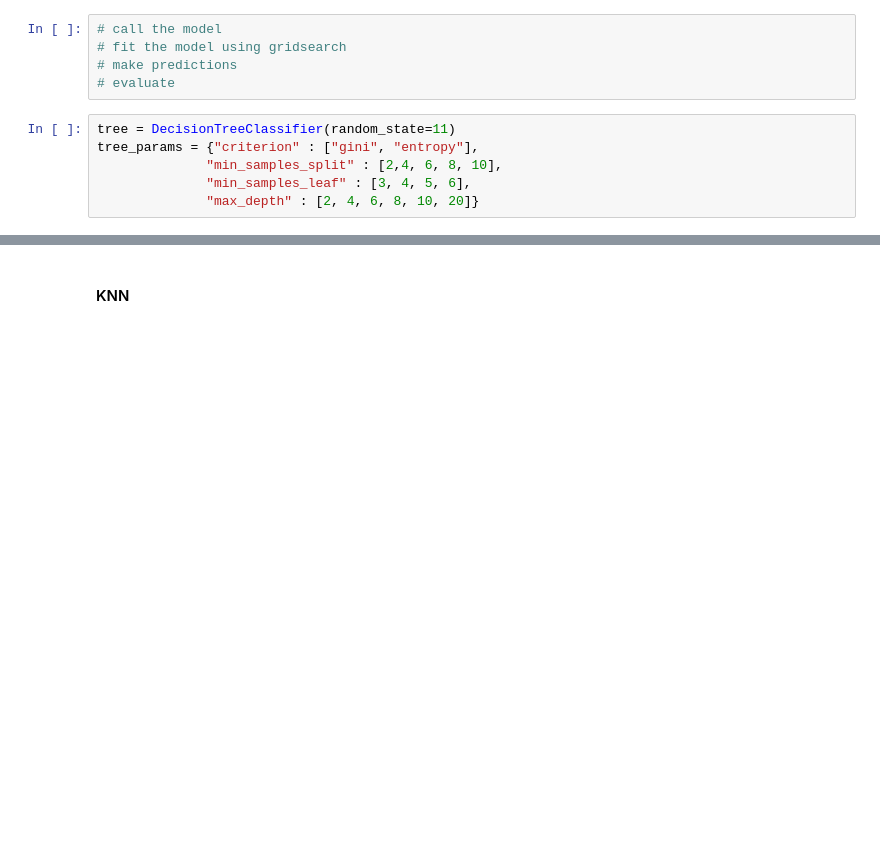
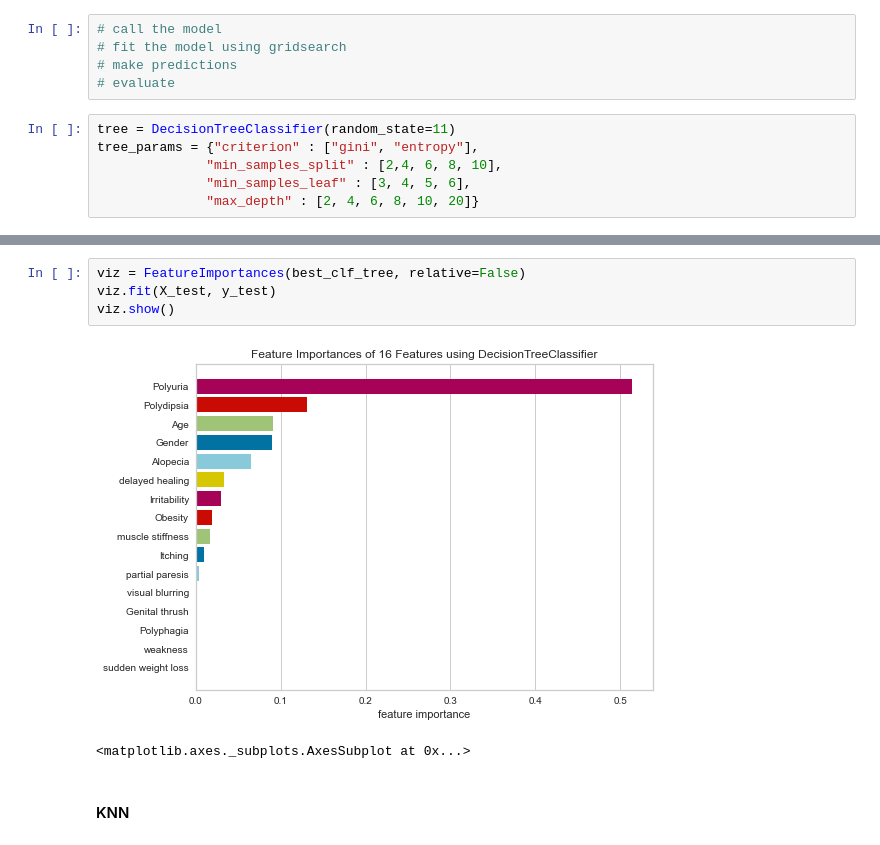
Before and after one commit to WickedoneC/Pandas_Projects, a Jupyter notebook: Diabetes/Modeling.ipynb, the cells around one changed output, grey strips where cells are left out. Drawn from its saved outputs; the diff is of its cells as text; blank space fills up the shorter version.

```diff
--- a/Diabetes/Modeling.ipynb
+++ b/Diabetes/Modeling.ipynb
@@ -332,3 +347,10 @@ The testing F1 Score is 0.9354838709677419
+# %%
+viz = FeatureImportances(best_clf_tree, relative=False)
+viz.fit(X_test, y_test)
+viz.show()
+# %% [output]
+[figure, added]
+<matplotlib.axes._subplots.AxesSubplot at 0x...>
 # %% [markdown]
 #### KNN
 # %%
```
Also changed, not shown: parts of 42 cells of this notebook.
